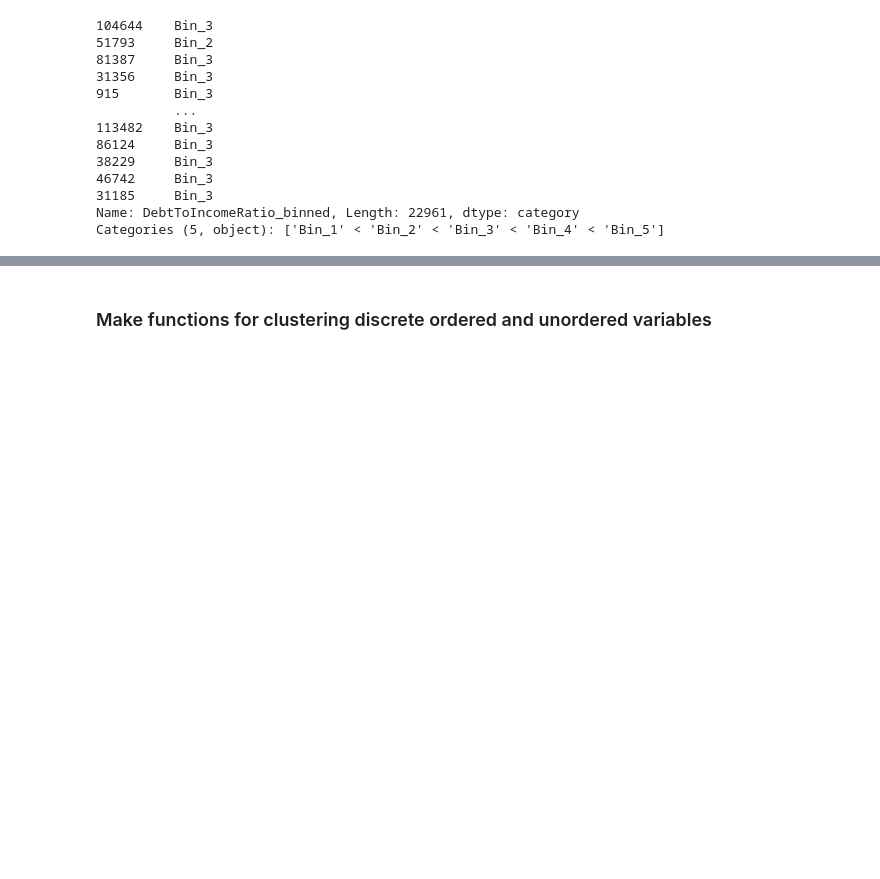
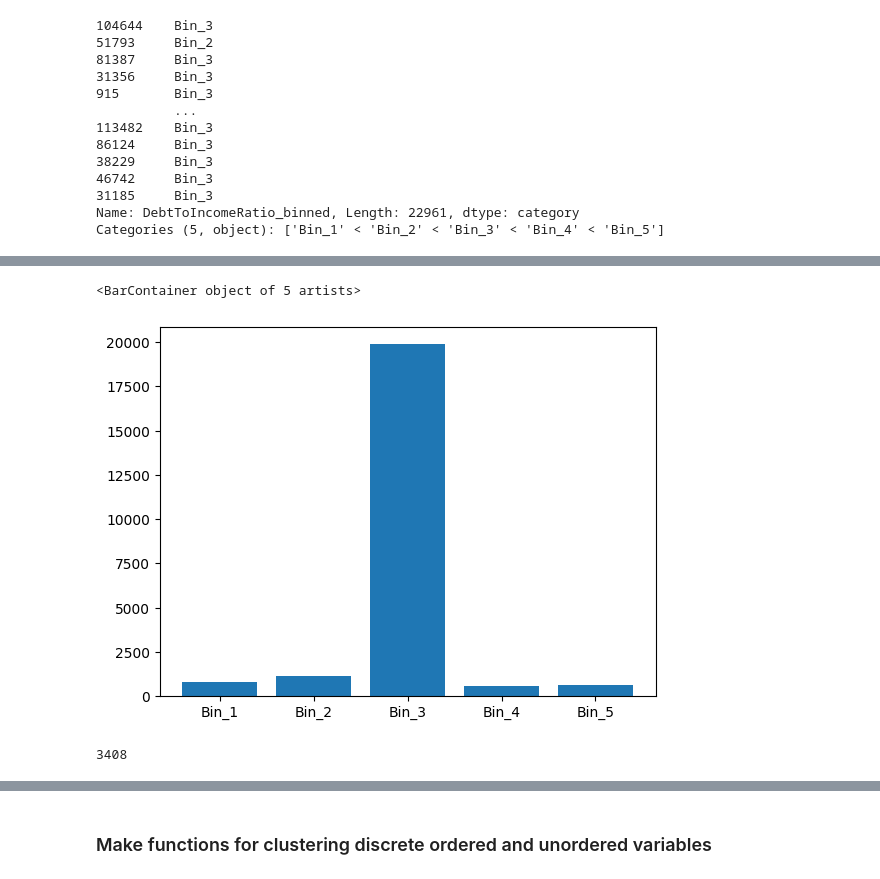
Before and after one commit to hoanganhlinh/MRK-projekt, a Jupyter notebook: 02_Binning.ipynb, the cells around one changed output, grey strips where cells are left out. Cells and saved outputs as stored; diff of their text form; code cells hidden in the pictures; blank space fills up the shorter version.

```diff
--- a/02_Binning.ipynb
+++ b/02_Binning.ipynb
@@ -175,0 +193,10 @@ Categories (5, object): ['Bin_1' < 'Bin_2' < 'Bin_3' < 'Bin_4' < 'Bin_5']
+# %%
+vals, counts = np.unique(test_df['DebtToIncomeRatio_binned'], return_counts=True)
+plt.bar(x=vals, height=counts)
+# %% [output]
+<BarContainer object of 5 artists>
+[figure, added]
+# %%
+sum(test_df.Defaulted)
+# %% [output]
+3408
```
Also changed, not shown: parts of 7 cells of this notebook, 1 other file.
